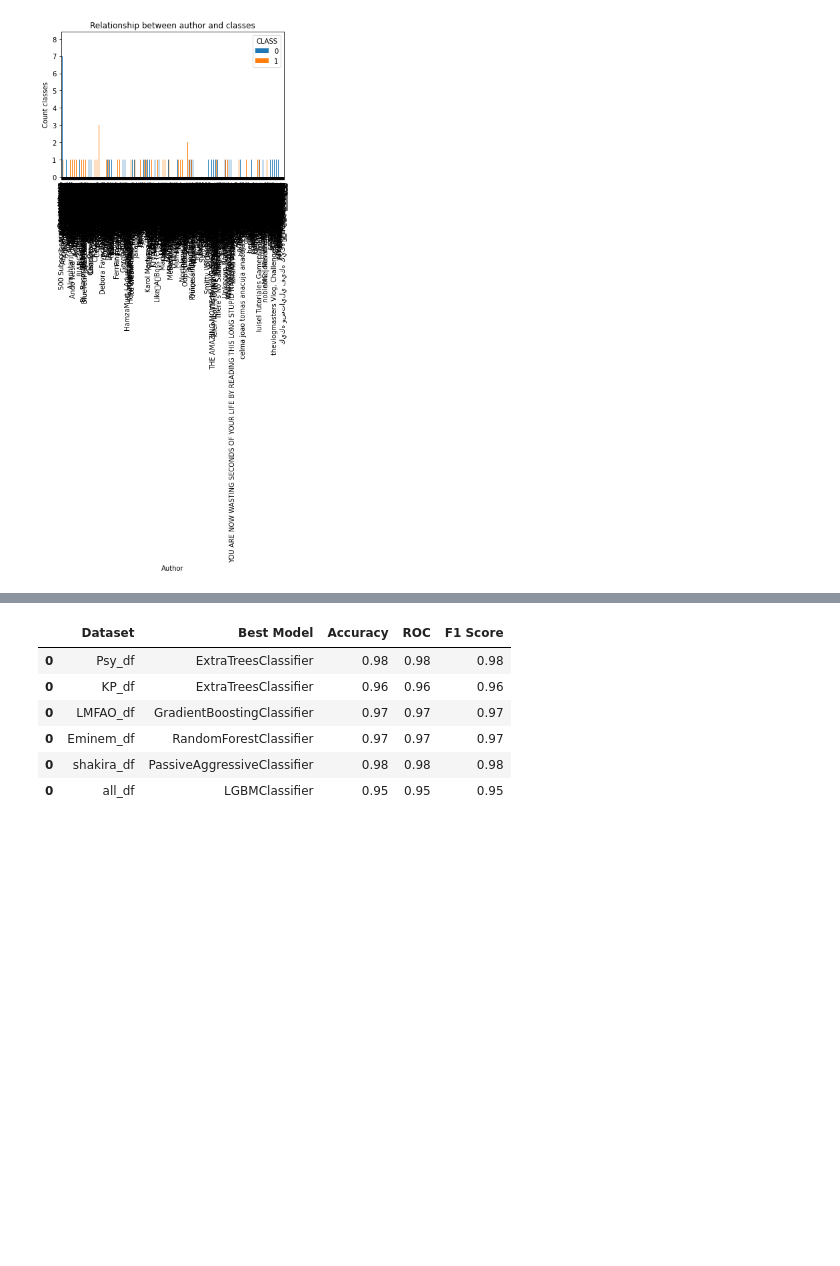
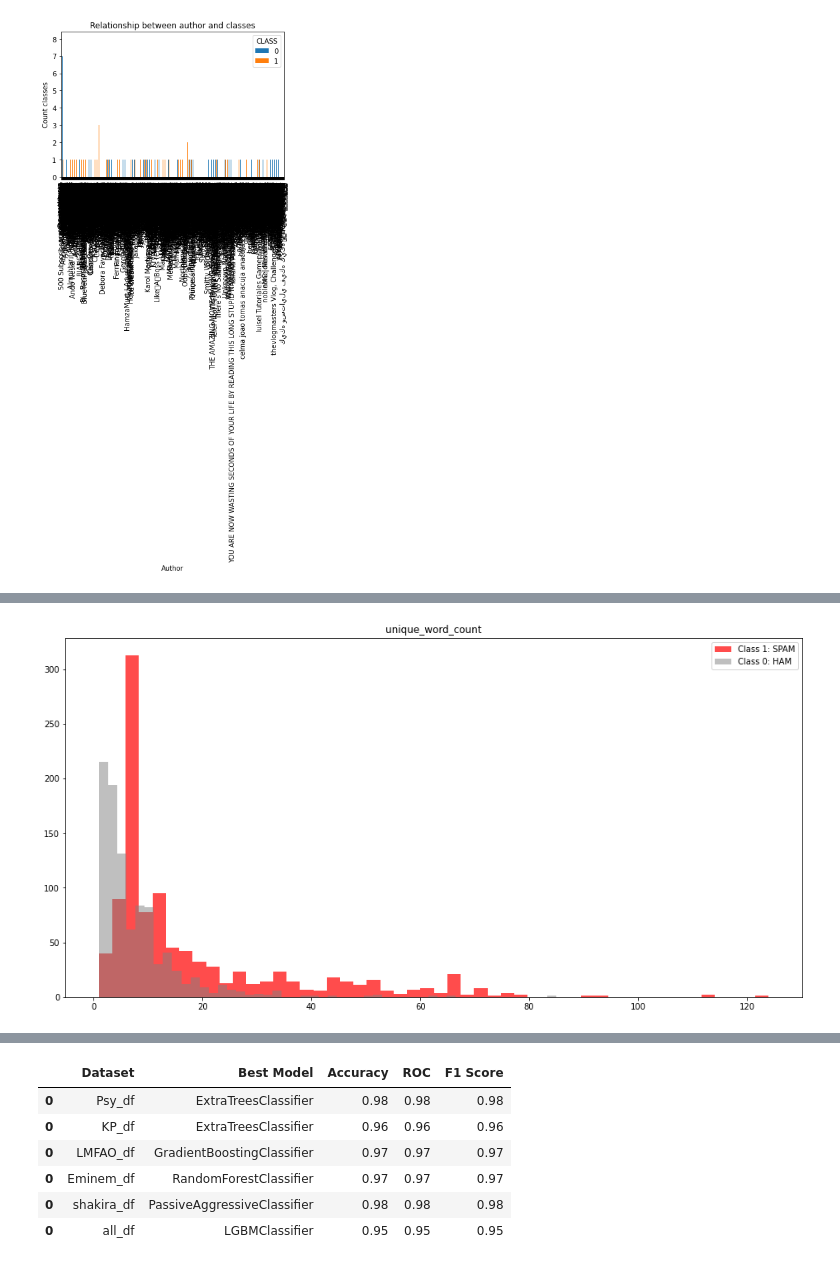
Before and after one commit to faamir/Youtube-Spam-Detection, a Jupyter notebook: Notebook_Youtube_Spam_Detection.ipynb, the cells around one changed output, grey strips where cells are left out. Saved outputs shown, nothing was run; the diff lists cells and outputs as text; code cells hidden in the pictures; blank space fills up the shorter version.

```diff
--- a/Notebook_Youtube_Spam_Detection.ipynb
+++ b/Notebook_Youtube_Spam_Detection.ipynb
@@ -269,0 +300,6 @@ plt.show()
+# %%
+all_df["unique_word_count"] = all_df.CONTENT_WORDS.map(lambda x: len(set(str(x).split())))
+
+_ = plot_features(all_df,"unique_word_count")
+# %% [output]
+[figure, added]
```
Also changed, not shown: parts of 19 cells of this notebook, 4 other files.
